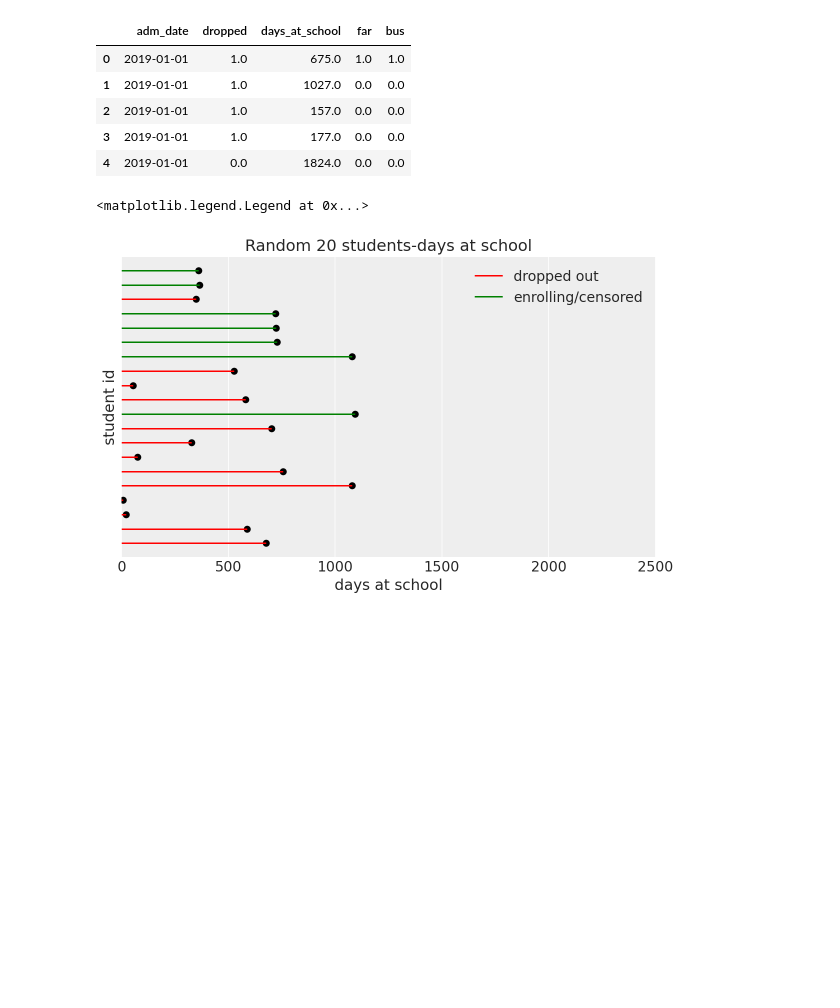
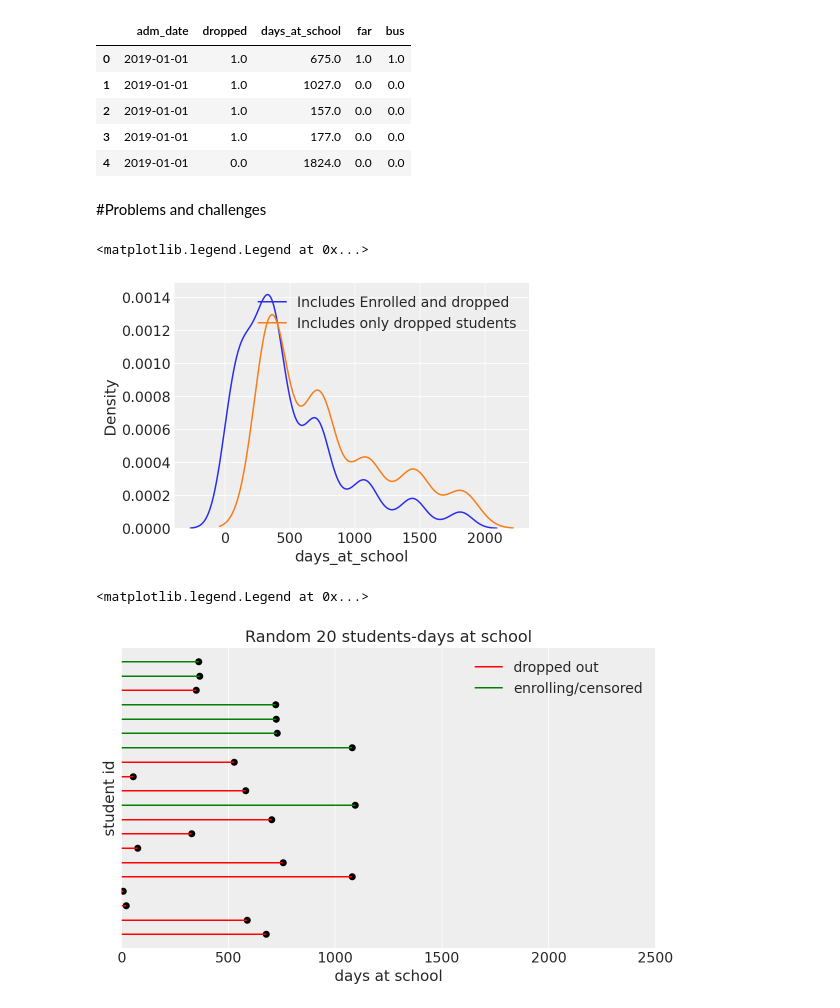
Before and after one commit to roesta07/Survival-Models-in-Businesses, a Jupyter notebook: Survival_Models.ipynb, the cells around one changed output. Saved outputs shown, nothing was run; the diff lists cells and outputs as text; code cells hidden in the pictures; blank space fills up the shorter version.

```diff
--- a/Survival_Models.ipynb
+++ b/Survival_Models.ipynb
@@ -42,6 +46,15 @@ df.head()
 | 2 | 2019-01-01 | 1.0 | 157.0 | 0.0 | 0.0 |
 | 3 | 2019-01-01 | 1.0 | 177.0 | 0.0 | 0.0 |
 | 4 | 2019-01-01 | 0.0 | 1824.0 | 0.0 | 0.0 |
+# %% [markdown]
+#Problems and challenges
+# %%
+sns.distplot(df['days_at_school'],hist=False,label='Includes Enrolled and dropped')
+sns.distplot(df.loc[df['dropped']==0,'days_at_school'],hist=False,label='Includes only dropped students')
+plt.legend()
+# %% [output]
+<matplotlib.legend.Legend at 0x...>
+[figure, added]
 # %%
 ## first limit df to 10
 d=df.loc[(df.index.values[:2000:100])]
```
Also changed, not shown: parts of 10 cells of this notebook.
